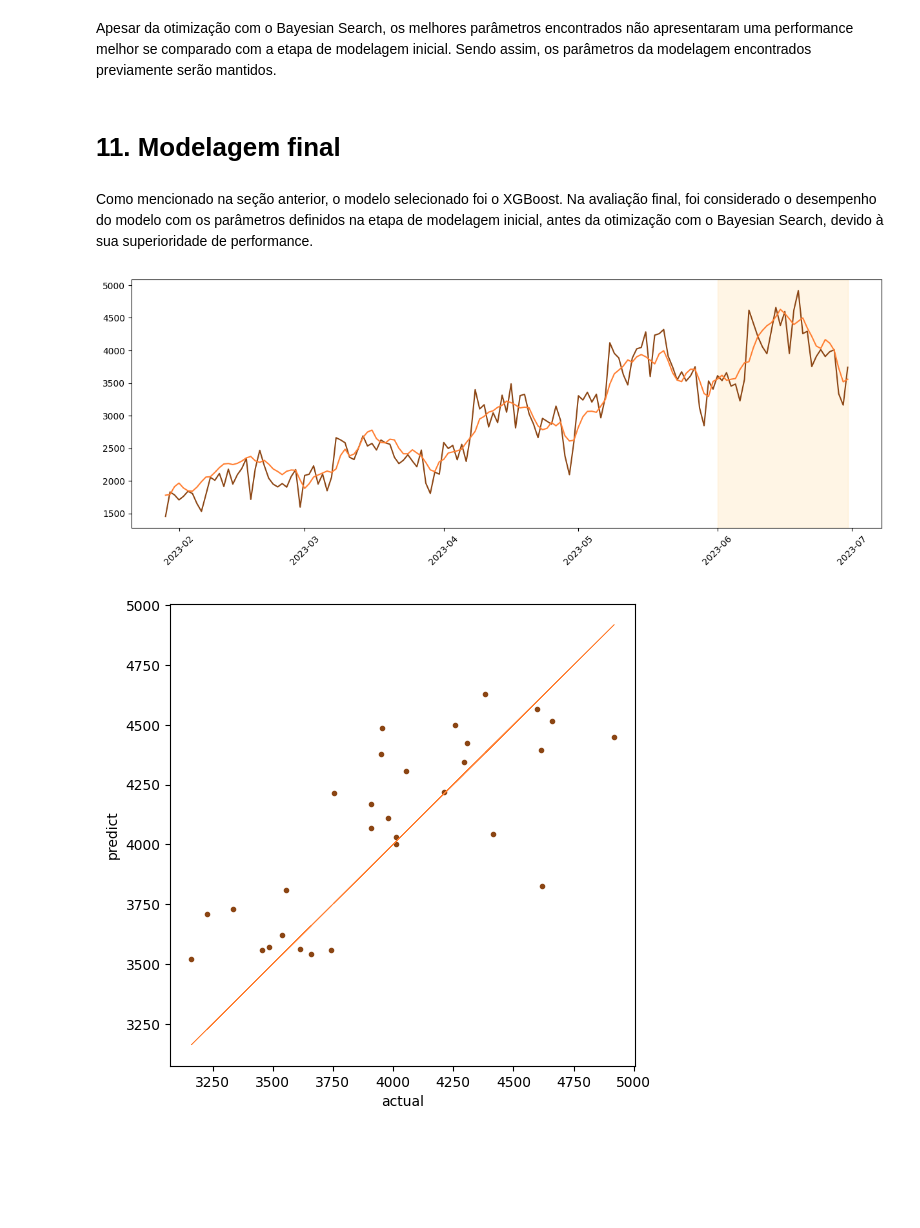
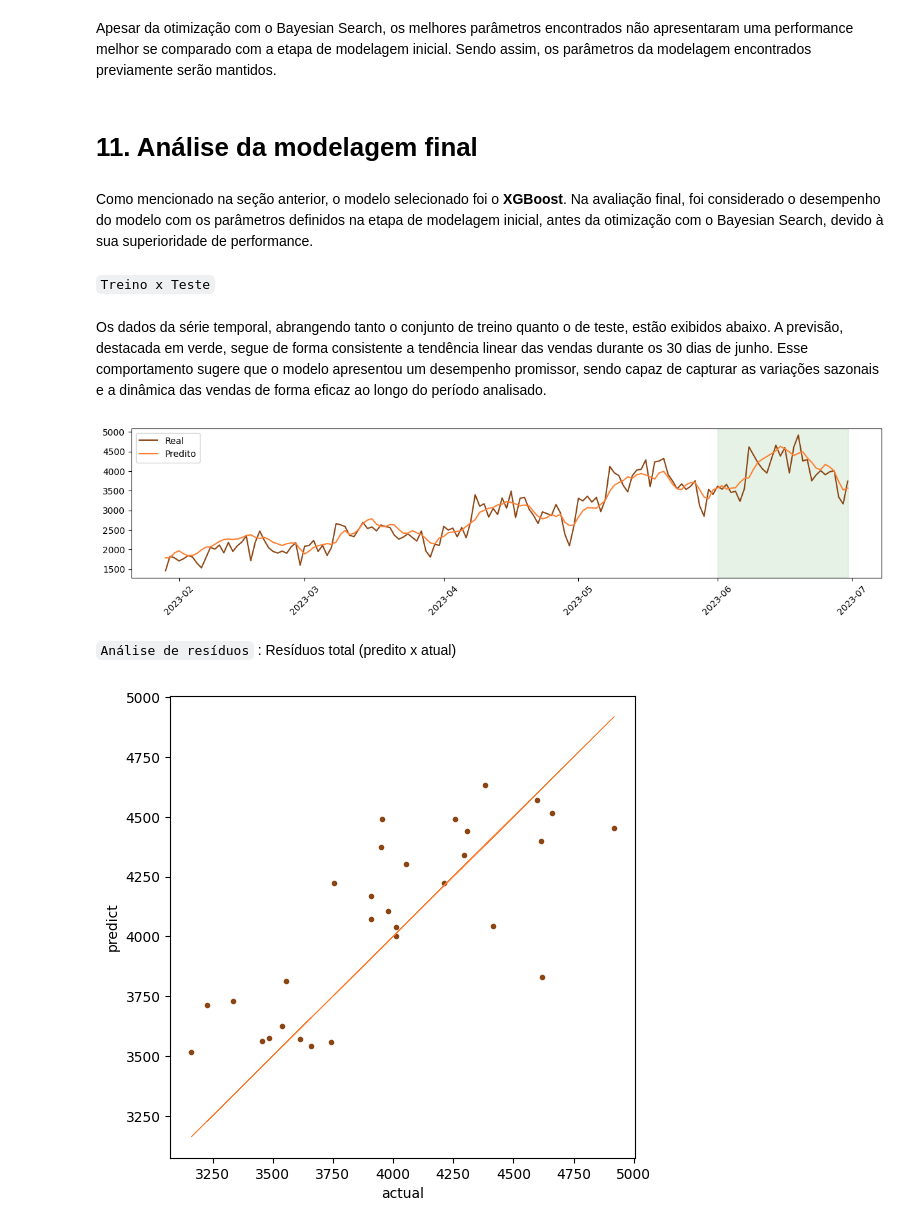
Before and after one commit to deborabmfreitas/coffee-shop-sales-prediction, a Jupyter notebook: coffee-shop-sales-prediction.ipynb, the cells around one changed output. Drawn from its saved outputs; the diff is of its cells as text; code cells hidden in the pictures; blank space fills up the shorter version.

Commit message:
ajustes na análise da modelagem final

```diff
--- a/coffee-shop-sales-prediction.ipynb
+++ b/coffee-shop-sales-prediction.ipynb
@@ -848,6 +849,6 @@ $ 351.89.
 # %% [markdown]
 Apesar da otimização com o Bayesian Search, os melhores parâmetros encontrados não apresentaram uma performance melhor se comparado com a etapa de modelagem inicial. Sendo assim, os parâmetros da modelagem encontrados previamente serão mantidos.
 # %% [markdown]
-# 11. Modelagem final
+# 11. Análise da modelagem final
 # %% [markdown]
-Como mencionado na seção anterior, o modelo selecionado foi o XGBoost. Na avaliação final, foi considerado o desempenho do modelo com os parâmetros definidos na etapa de modelagem inicial, antes da otimização com o Bayesian Search, devido à sua superioridade de performance.
+Como mencionado na seção anterior, o modelo selecionado foi o **XGBoost**. Na avaliação final, foi considerado o desempenho do modelo com os parâmetros definidos na etapa de modelagem inicial, antes da otimização com o Bayesian Search, devido à sua superioridade de performance.
@@ -856,11 +855,18 @@ df_full = pd.concat([train, test])
+# %% [markdown]
+`Treino x Teste`
+# %% [markdown]
+Os dados da série temporal, abrangendo tanto o conjunto de treino quanto o de teste, estão exibidos abaixo. A previsão, destacada em verde, segue de forma consistente a tendência linear das vendas durante os 30 dias de junho. Esse comportamento sugere que o modelo apresentou um desempenho promissor, sendo capaz de capturar as variações sazonais e a dinâmica das vendas de forma eficaz ao longo do período analisado.
 # %%
+df_full = pd.concat([train, test])
+
 # Treino e teste
 
-plt.figure(figsize=(15,5))
+plt.figure(figsize=(15,3))
 plt.plot(df_full['transaction_date'], df_full['unit_price'],color=c1)
 plt.plot(df_full['transaction_date'], df_full['predict'],color=c4)
-plt.axvspan('2023-06-01','2023-06-30', alpha=0.1,color=c5)
+plt.legend(['Real', 'Predito'])
+plt.axvspan('2023-06-01','2023-06-30', alpha=0.1,color='green')
 plt.xticks(rotation=45)
 plt.show()
 # %% [output]
-[figure, old version]
+[figure, new version]
@@ -868,0 +873,2 @@ plt.show()
+# %% [markdown]
+`Análise de resíduos` : Resíduos total (predito x atual)
```
Also changed, not shown: parts of 34 cells of this notebook.
